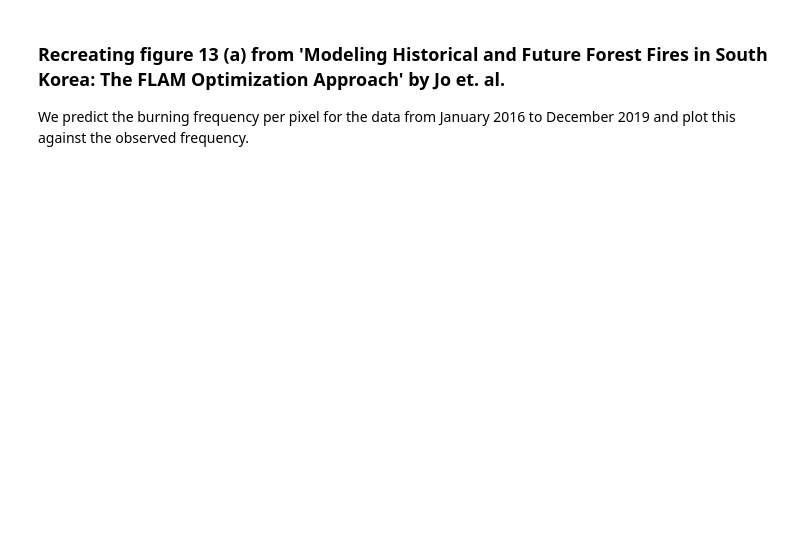
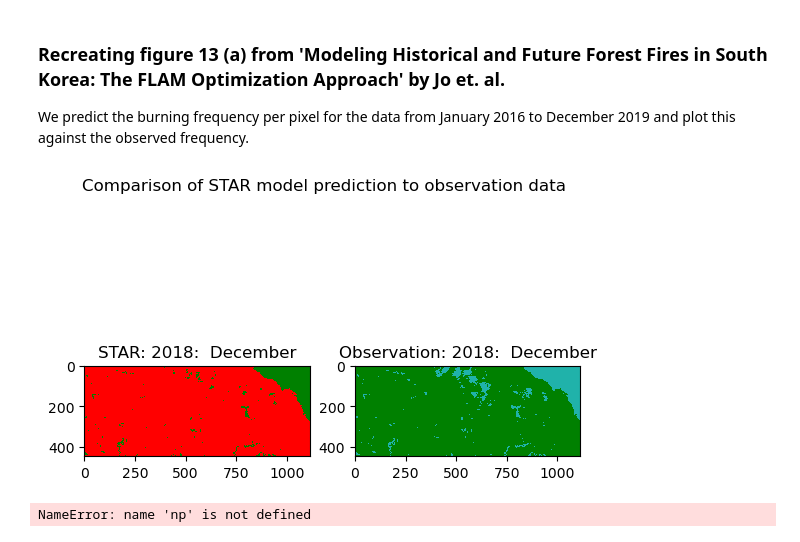
Before and after one commit to Tom-v-G/UC_wildfire_forecasting, a Jupyter notebook: data visualisation Tom.ipynb, the cells around one changed output. Drawn from its saved outputs; the diff is of its cells as text; code cells hidden in the pictures; blank space fills up the shorter version.

Commit message:
updated visualisation

```diff
--- a/data visualisation Tom.ipynb
+++ b/data visualisation Tom.ipynb
@@ -558,3 +405,54 @@ lambda:[0.00549196 0.16835951 0.85423832 0.33097297 0.75958535 0.55284766
 ### Recreating figure 13 (a) from 'Modeling Historical and Future Forest Fires in South Korea: The FLAM Optimization Approach' by Jo et. al.
 
 We predict the burning frequency per pixel for the data from January 2016 to December 2019 and plot this against the observed frequency.
+# %%
+# Load in the dataset
+CL_data = rxr.open_rasterio('combined-CL-smaller.tif')
+
+# Convert CL-value to burned/unburned class
+class_data = np.zeros(shape=CL_data.shape)
+for i, data in enumerate(CL_data):
+    temp = np.where(data > 50, 1, 0)
+    temp2 = np.where(data > 0, 1, 0)
+    new_data = np.zeros(shape=data.shape) + temp + temp2
+    class_data[i] = new_data
+
+#STAR(dataset, rho, c, phi, labda)
+# %%
+# Fill matrix with prediction values
+Prediction_arr = np.zeros(shape=CL_data.shape) #note : not all values will be filled
+
+for i in range(12 * 16, 12*19): # indeces of January 2016 to December 2019
+    prediction = STAR(CL_data[:i], rho, c, phi, labda)
+    Prediction_arr[i] = prediction
+# %%
+#Convert predictions to burned/unburned class
+pred_class_data = np.zeros(shape=Prediction_arr.shape)
+for i, data in enumerate(Prediction_arr):
+    temp = np.where(data > 50, 1, 0)
+    temp2 = np.where(data > 0, 1, 0)
+    new_data = np.zeros(shape=data.shape) + temp + temp2
+    pred_class_data[i] = new_data
+# %%
+fig, (ax1, ax2) = plt.subplots(1, 2)
+fig.suptitle('Comparison of STAR model prediction to observation data')
+
+def animate(i):
+    ax1.clear()
+    ax2.clear()
+    object1 = ax1.imshow(pred_class_data[(12*16) + i], cmap=cmap, vmin=0, vmax=2)
+    object2 = ax2.imshow(class_data[(12*16) + i], cmap=cmap, vmin=0, vmax=2)
+    ax1.set_title(f'STAR: {2016 + (i // 12)}: {month_dict[i % 12]}')
+    ax2.set_title(f'Observation: {2016 + (i // 12)}: {month_dict[i % 12]}')
+    return [object1, object2]
+
+ani = animation.FuncAnimation(fig, animate, repeat=False, blit=True, frames=36, interval=400)
+# To save the animation using Pillow as a gif
+
+ani.save('STAR-comparison-smaller.gif', writer=animation.PillowWriter(fps=1))
+# %% [output]
+[figure, added]
+# %%
+np.unique(Prediction_arr[12*16+18])
+# %% [output]
+NameError: name 'np' is not defined
```
Also changed, not shown: parts of 17 cells of this notebook.
